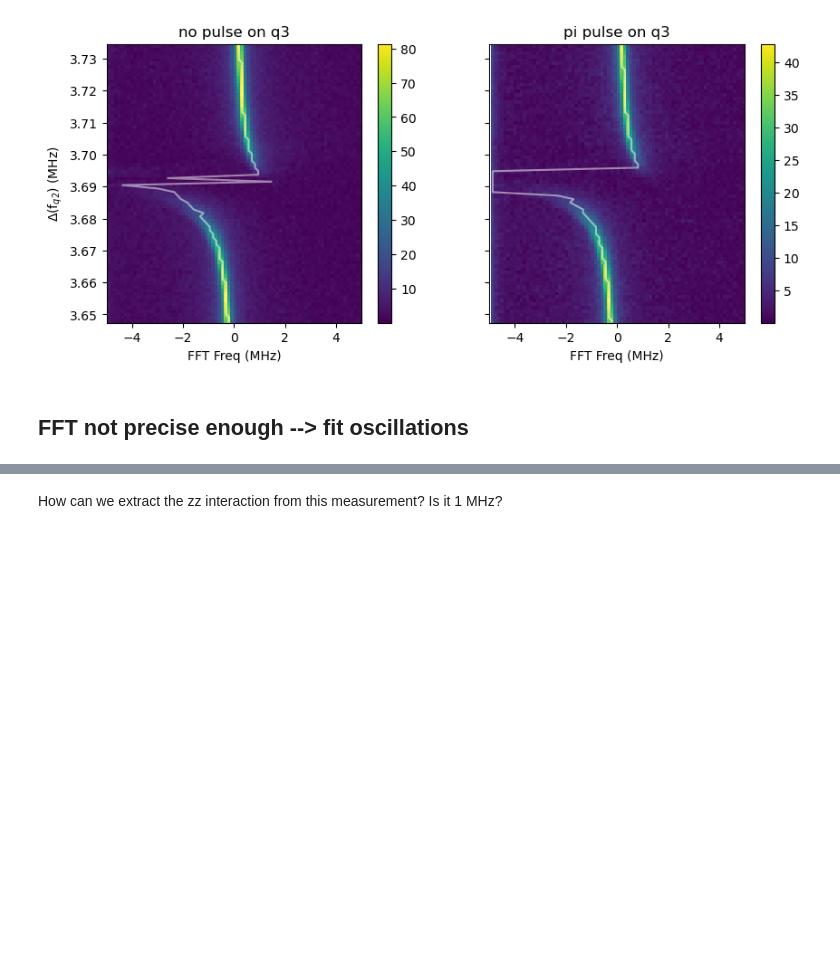
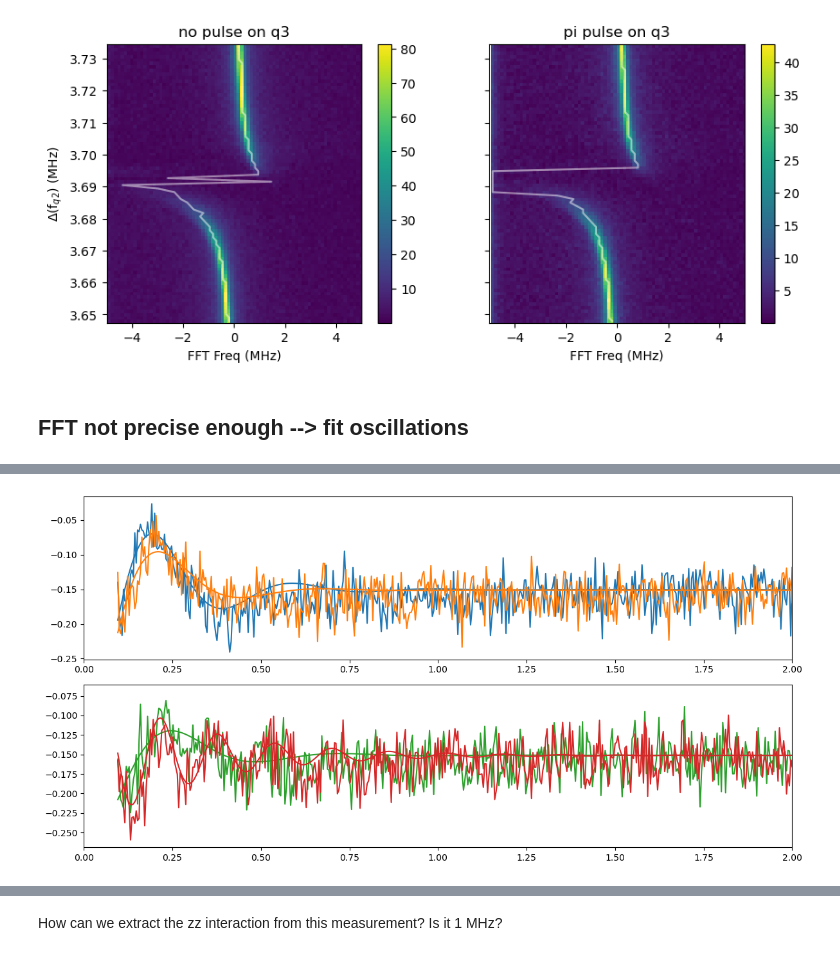
Before and after one commit to GabrielJauma/tunable-capacitive-coupling-flux-qubits, a Jupyter notebook: KIT/Experiments/ZZ Ramsey measurement.ipynb, the cells around one changed output, grey strips where cells are left out. Cells and saved outputs as stored; diff of their text form; code cells hidden in the pictures; blank space fills up the shorter version.

```diff
--- a/KIT/Experiments/ZZ Ramsey measurement.ipynb
+++ b/KIT/Experiments/ZZ Ramsey measurement.ipynb
@@ -463,3 +526,23 @@ fig.show()
+# %%
+fig, [ax1, ax2] = plt.subplots(nrows=2, figsize= [ 12,6])
+
+k=0
+for i in range(39, 41):
+    ax1.plot(t_us[:idx], q1_x_1[i,:idx], color=colors[k])
+    ax1.plot(t_us[:idx], damped_oscillation(t_us[:idx], *popt_list_1[i] ), color=colors[k])
+    k+=1
+
+for i in range(41, 43):
+    ax2.plot(t_us[:idx], q1_x_1[i,:idx],color=colors[k])
+    ax2.plot(t_us[:idx], damped_oscillation(t_us[:idx], *popt_list_1[i] ),color=colors[k])
+    k+=1
+
+ax1.set_xlim([0,2])
+ax2.set_xlim([0,2])
+fig.tight_layout()
+# fig.show()
+# %% [output]
+[figure, added]
 # %%
 plt.plot(fq2_vec*1e3 - 3689, f_vec_0, '-', label = 'no pulse on q3')
 
```
Also changed, not shown: parts of 23 cells of this notebook, 7 other files.
